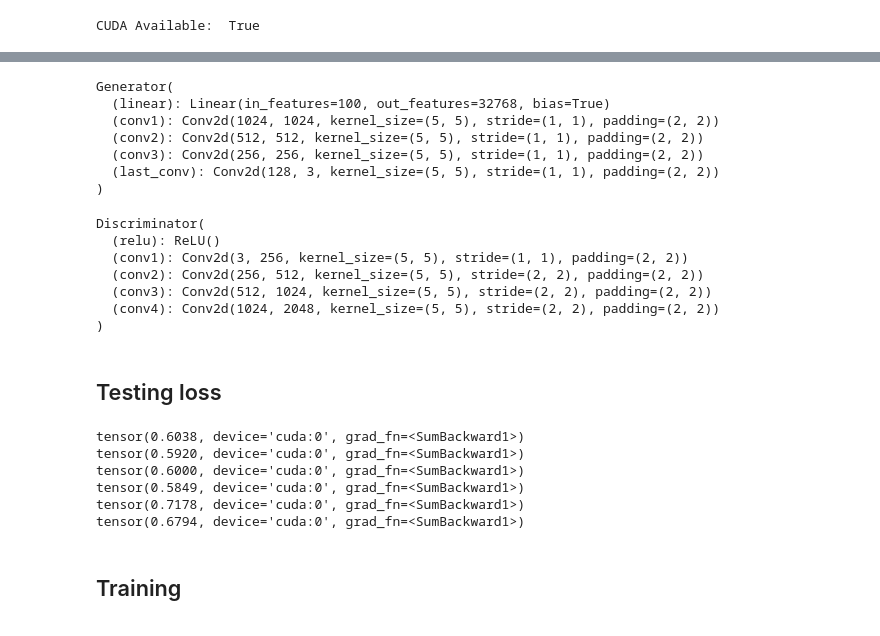
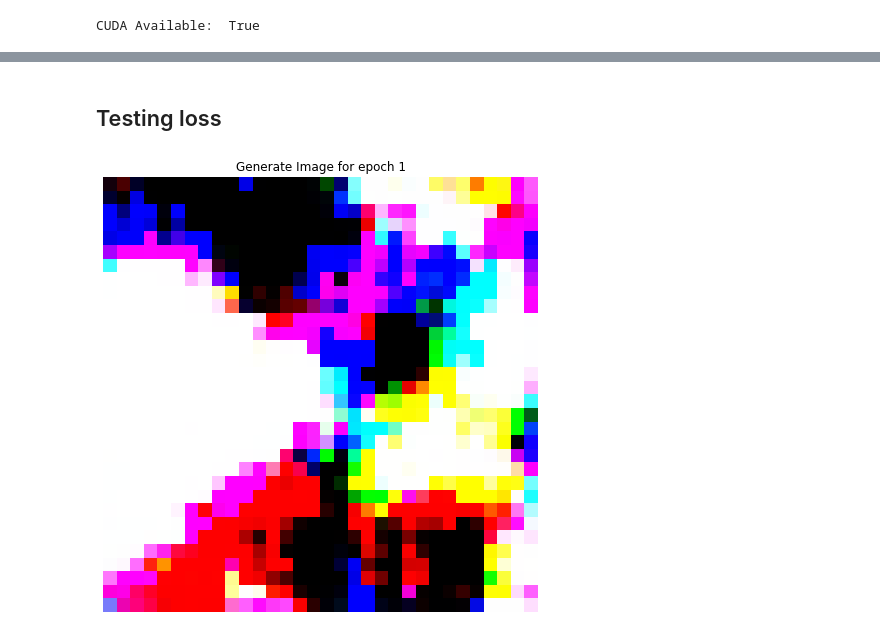
Before and after one commit to AmineDiro/OT-GAN, a Jupyter notebook: OT project.ipynb, the cells around one changed output, grey strips where cells are left out. Drawn from its saved outputs; the diff is of its cells as text; code cells hidden in the pictures.

```diff
--- a/OT project.ipynb
+++ b/OT project.ipynb
@@ -27,15 +37,20 @@ The autoreload extension is already loaded. To reload it, use:
 # %%
 # Parametres
 
-batch_size=5 # selon les auteurs mais on va pas utiliser ça
+batch_size=64 # selon les auteurs mais on va pas utiliser ça
 ginput_dim = 100
-val_batch_size=128
-n_epochs=2
+
+#val_batch_size=128
+n_epochs=20
 lr=3e-4
 beta1= 0.5
 beta2=0.999
 epsilon=1
 n_gen=3 #nupmber of generator updates / discriminator update
+
+output_path_imgs ="./generated_image"
+save_epoch = 2
+sample_interval = 2
 # %%
 use_cuda =True
 # Init device
@@ -49,5 +64,10 @@ transform = transforms.Compose([transforms.Grayscale(3) ,transforms.Resize(size=
 
 trainset = torchvision.datasets.MNIST(root='./data_mnist', train=True,
                                         download=False, transform=transform)
-trainloader = torch.utils.data.DataLoader(trainset, batch_size=batch_size,
-                                          shuffle=True, num_workers=2)
+#trainloader = torch.utils.data.DataLoader(trainset, batch_size=batch_size,
+#                                          shuffle=True, num_workers=4)
+
+indices = torch.randperm(len(trainset))[:2000]
+subset_train_dataset = Subset(trainset, indices)
+trainloader = torch.utils.data.DataLoader(subset_train_dataset, batch_size=batch_size,
+                                          shuffle=True, num_workers=0)
@@ -72,30 +168,17 @@ from utils import *
-# %%
-gmodel = Generator().to(device)
-print(gmodel)
-# %% [output]
-Generator(
-  (linear): Linear(in_features=100, out_features=32768, bias=True)
-  (conv1): Conv2d(1024, 1024, kernel_size=(5, 5), stride=(1, 1), padding=(2, 2))
-  (conv2): Conv2d(512, 512, kernel_size=(5, 5), stride=(1, 1), padding=(2, 2))
-  (conv3): Conv2d(256, 256, kernel_size=(5, 5), stride=(1, 1), padding=(2, 2))
-  (last_conv): Conv2d(128, 3, kernel_size=(5, 5), stride=(1, 1), padding=(2, 2))
-)
-# %%
-# Create the discriminator.
-dmodel = Discriminator().to(device)
-print(dmodel)
-# %% [output]
-Discriminator(
-  (relu): ReLU()
-  (conv1): Conv2d(3, 256, kernel_size=(5, 5), stride=(1, 1), padding=(2, 2))
-  (conv2): Conv2d(256, 512, kernel_size=(5, 5), stride=(2, 2), padding=(2, 2))
-  (conv3): Conv2d(512, 1024, kernel_size=(5, 5), stride=(2, 2), padding=(2, 2))
-  (conv4): Conv2d(1024, 2048, kernel_size=(5, 5), stride=(2, 2), padding=(2, 2))
-)
 # %% [markdown]
 ## Testing loss
+# %%
+# Plot the training images.
+def plot_generated_images(sample_batch, epoch):
+    fig, ax = plt.subplots(figsize=(8, 8))
+    ax.axis("off")
+    ax.set_title("Generate Image for epoch {:d}".format(epoch))
+    ax.imshow(np.transpose(vutils.make_grid(
+        sample_batch[0].to(device)[ : 64], padding=2, normalize=True).cpu(), (1, 2, 0)))
+    plt.show()
 # %%
 noise = ((torch.rand([batch_size, ginput_dim])*-2)+1).to(device)
-prime_noise = ((torch.rand([batch_size, ginput_dim])*-2)+1).to(device)
-Y = dmodel(gmodel(noise))
-Yprime = dmodel(gmodel(prime_noise))
+sample_batch = gmodel(noise)
+plot_generated_images(sample_batch, 1)
+# %% [output]
+[figure, added]
@@ -109,11 +184,0 @@ Xprime = dmodel(sample2.to(device))
-# %%
-loss, loss_generator, loss_critic =loss_cos_dist(X, Xprime, Y, Yprime)
-# %% [output]
-tensor(0.6038, device='cuda:0', grad_fn=<SumBackward1>)
-tensor(0.5920, device='cuda:0', grad_fn=<SumBackward1>)
-tensor(0.6000, device='cuda:0', grad_fn=<SumBackward1>)
-tensor(0.5849, device='cuda:0', grad_fn=<SumBackward1>)
-tensor(0.7178, device='cuda:0', grad_fn=<SumBackward1>)
-tensor(0.6794, device='cuda:0', grad_fn=<SumBackward1>)
-# %% [markdown]
-##  Training
```
Also changed, not shown: parts of 12 cells of this notebook, 9 other files.
